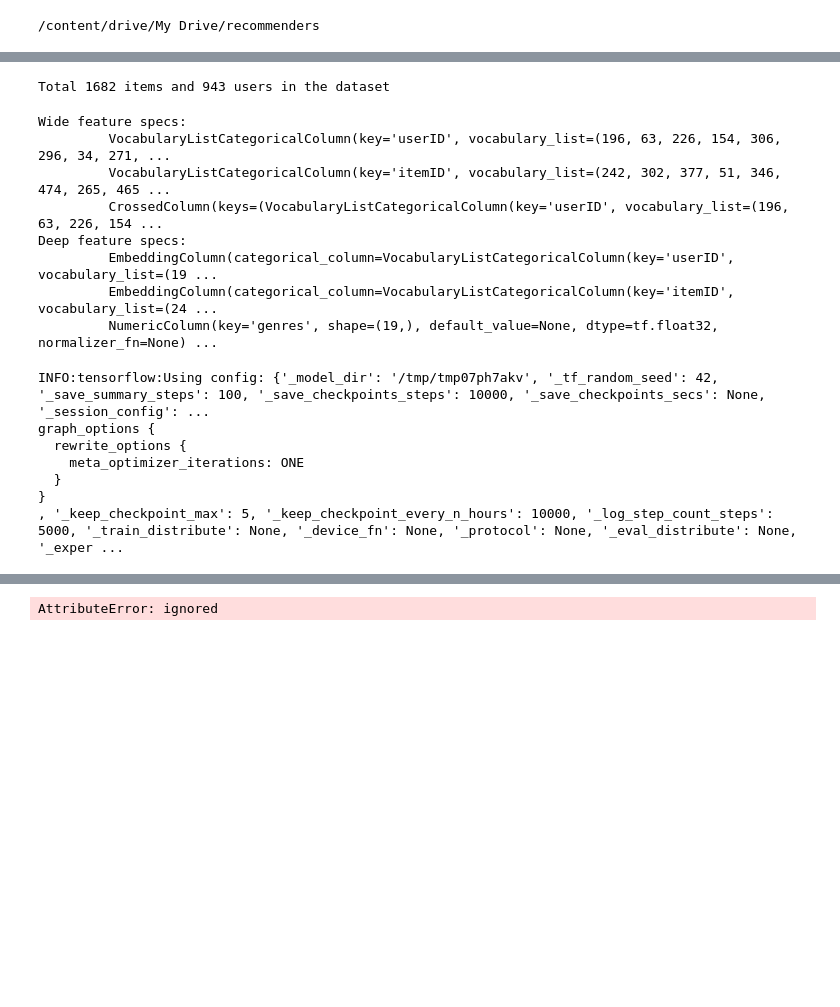
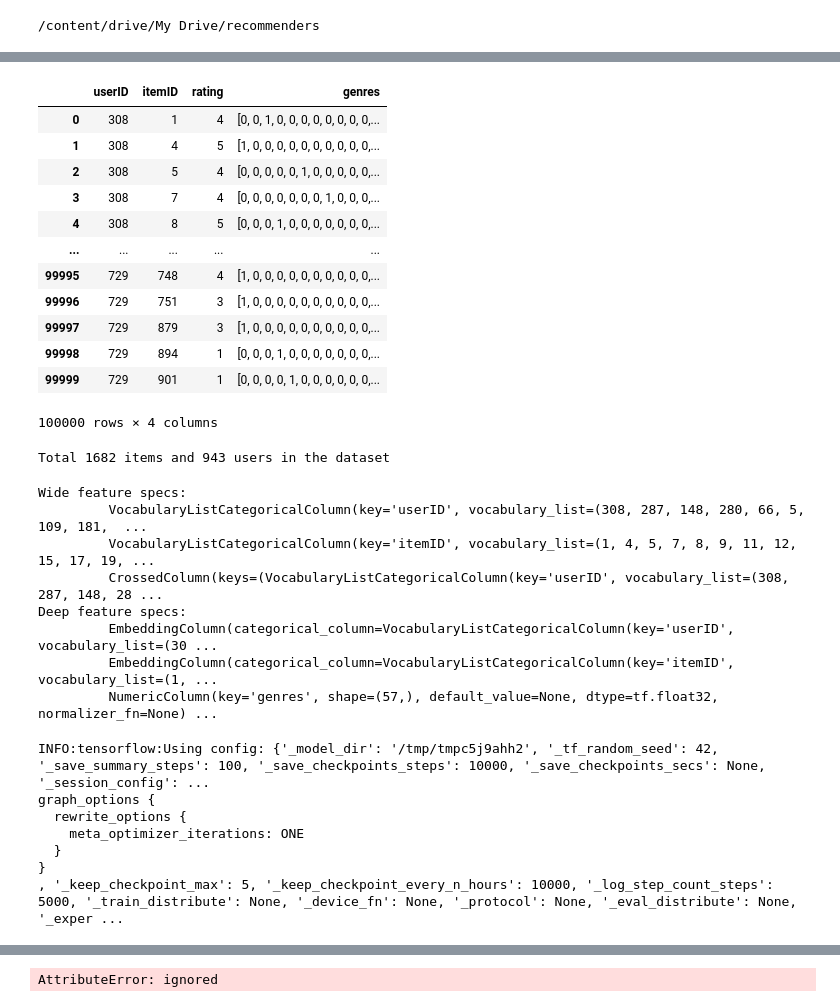
Before and after one commit to LinaDanilina/recommender-system, a Jupyter notebook: Wide_and_Deep_Model.ipynb, the cells around one changed output, grey strips where cells are left out. Drawn from its saved outputs; the diff is of its cells as text; code cells hidden in the pictures; blank space fills up the shorter version.

```diff
--- a/Wide_and_Deep_Model.ipynb
+++ b/Wide_and_Deep_Model.ipynb
@@ -210,0 +137,4 @@ Genres: ['Action' 'Adventure' 'Animation' "Children's" 'Comedy' 'Crime'
+# %%
+data=pd.read_csv('data.csv')
+data=data[['user_id','movie_id','rating','genre']]
+data=data.rename(columns={'user_id':'userID','movie_id':'itemID','genre':'genres'})
@@ -211,6 +150,13 @@ Genres: ['Action' 'Adventure' 'Animation' "Children's" 'Comedy' 'Crime'
 # %%
 if not use_preset:
-    train, test = python_random_split(data, ratio=0.8, seed=RANDOM_SEED)
+    train=pd.read_csv('train.csv',delimiter=',')
+    train=train[['user_id','movie_id','rating','genre']]
+    train=train.rename(columns={'user_id':'userID','movie_id':'itemID','genre':'genres'})
+
+    test=pd.read_csv('test.csv',delimiter=',')
+    test=test[['user_id','movie_id','rating','genre']]
+    test=test.rename(columns={'user_id':'userID','movie_id':'itemID','unix_timestamp':'timestamp'})
+    #train, test = python_random_split(data, ratio=0.8, seed=RANDOM_SEED)
 else:
     train = pd.read_pickle(path=TRAIN_PICKLE_PATH if DATA_DIR is None else os.path.join(DATA_DIR, TRAIN_PICKLE_PATH))
     test = pd.read_pickle(path=TEST_PICKLE_PATH if DATA_DIR is None else os.path.join(DATA_DIR, TEST_PICKLE_PATH))
@@ -222,3 +182,19 @@ print("{} train samples and {} test samples".format(len(train), len(test)))
+# %%
+data
+# %% [output]
+|  | userID | itemID | rating | genres |
+| 0 | 308 | 1 | 4 | [0, 0, 1, 0, 0, 0, 0, 0, 0, 0, 0,... |
+| 1 | 308 | 4 | 5 | [1, 0, 0, 0, 0, 0, 0, 0, 0, 0, 0,... |
+| 2 | 308 | 5 | 4 | [0, 0, 0, 0, 0, 1, 0, 0, 0, 0, 0,... |
+| 3 | 308 | 7 | 4 | [0, 0, 0, 0, 0, 0, 0, 1, 0, 0, 0,... |
+| 4 | 308 | 8 | 5 | [0, 0, 0, 1, 0, 0, 0, 0, 0, 0, 0,... |
+| ... | ... | ... | ... | ... |
+| 99995 | 729 | 748 | 4 | [1, 0, 0, 0, 0, 0, 0, 0, 0, 0, 0,... |
+| 99996 | 729 | 751 | 3 | [1, 0, 0, 0, 0, 0, 0, 0, 0, 0, 0,... |
+| 99997 | 729 | 879 | 3 | [1, 0, 0, 0, 0, 0, 0, 0, 0, 0, 0,... |
+| 99998 | 729 | 894 | 1 | [0, 0, 0, 1, 0, 0, 0, 0, 0, 0, 0,... |
+| 99999 | 729 | 901 | 1 | [0, 0, 0, 0, 1, 0, 0, 0, 0, 0, 0,... |
+100000 rows × 4 columns
 # %%
 # Unique items in the dataset
 if ITEM_FEAT_COL is None:
@@ -259,13 +235,13 @@ for c in deep_columns:
     print("\t", str(c)[:100], "...")
 # %% [output]
 Wide feature specs:
-         VocabularyListCategoricalColumn(key='userID', vocabulary_list=(196, 63, 226, 154, 306, 296, 34, 271, ...
-         VocabularyListCategoricalColumn(key='itemID', vocabulary_list=(242, 302, 377, 51, 346, 474, 265, 465 ...
-         CrossedColumn(keys=(VocabularyListCategoricalColumn(key='userID', vocabulary_list=(196, 63, 226, 154 ...
+         VocabularyListCategoricalColumn(key='userID', vocabulary_list=(308, 287, 148, 280, 66, 5, 109, 181,  ...
+         VocabularyListCategoricalColumn(key='itemID', vocabulary_list=(1, 4, 5, 7, 8, 9, 11, 12, 15, 17, 19, ...
+         CrossedColumn(keys=(VocabularyListCategoricalColumn(key='userID', vocabulary_list=(308, 287, 148, 28 ...
 Deep feature specs:
-         EmbeddingColumn(categorical_column=VocabularyListCategoricalColumn(key='userID', vocabulary_list=(19 ...
-         EmbeddingColumn(categorical_column=VocabularyListCategoricalColumn(key='itemID', vocabulary_list=(24 ...
-         NumericColumn(key='genres', shape=(19,), default_value=None, dtype=tf.float32, normalizer_fn=None) ...
+         EmbeddingColumn(categorical_column=VocabularyListCategoricalColumn(key='userID', vocabulary_list=(30 ...
+         EmbeddingColumn(categorical_column=VocabularyListCategoricalColumn(key='itemID', vocabulary_list=(1, ...
+         NumericColumn(key='genres', shape=(57,), default_value=None, dtype=tf.float32, normalizer_fn=None) ...
 # %%
 # Build a model based on the parameters
 model = wide_deep.build_model(
@@ -290,7 +266,7 @@ model = wide_deep.build_model(
     seed=RANDOM_SEED
 )
 # %% [output]
-INFO:tensorflow:Using config: {'_model_dir': '/tmp/tmp07ph7akv', '_tf_random_seed': 42, '_save_summary_steps': 100, '_save_checkpoints_steps': 10000, '_save_checkpoints_secs': None, '_session_config': ...
+INFO:tensorflow:Using config: {'_model_dir': '/tmp/tmpc5j9ahh2', '_tf_random_seed': 42, '_save_summary_steps': 100, '_save_checkpoints_steps': 10000, '_save_checkpoints_secs': None, '_session_config': ...
 graph_options {
   rewrite_options {
     meta_optimizer_iterations: ONE
```
Also changed, not shown: parts of 13 cells of this notebook.
